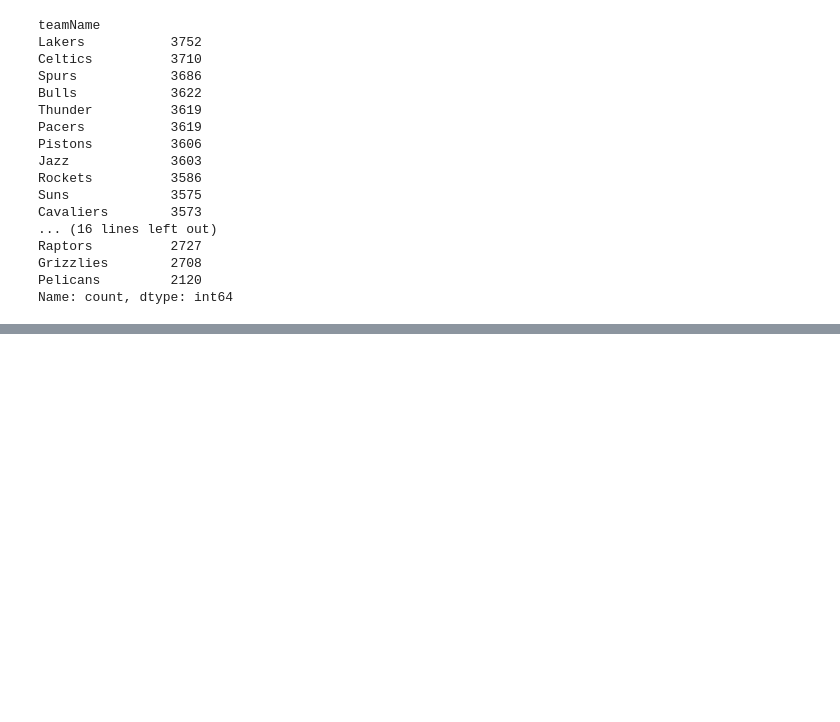
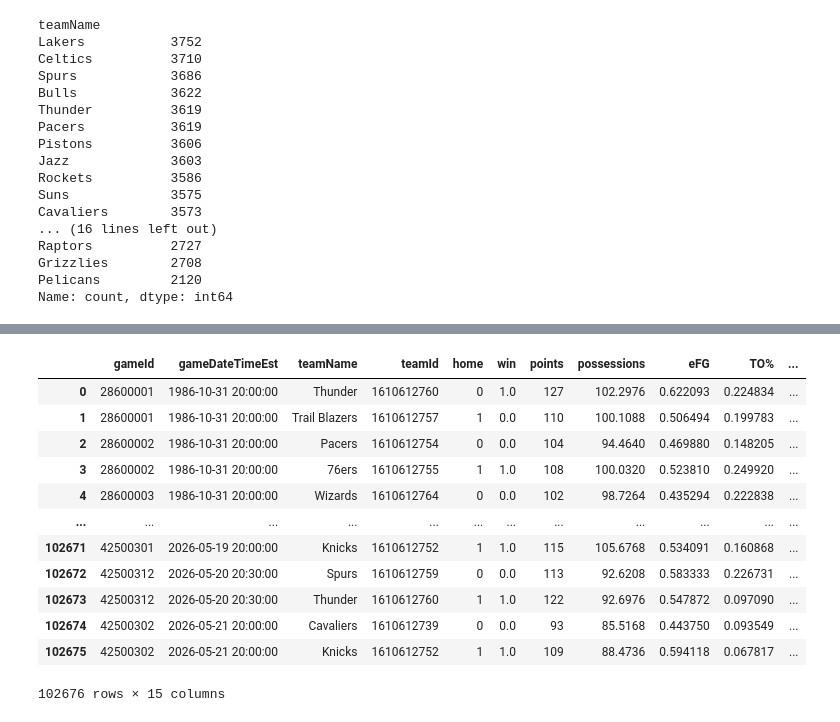
Before and after one commit to NikhilBapat14/nba-game-predictor, a Jupyter notebook: notebooks/get_data.ipynb, the cells around one changed output, grey strips where cells are left out. Cells and saved outputs as stored; diff of their text form; code cells hidden in the pictures; blank space fills up the shorter version.

```diff
--- a/notebooks/get_data.ipynb
+++ b/notebooks/get_data.ipynb
@@ -204,0 +233,45 @@ df.head()
+# %%
+def create_four_factors(df):
+
+    df["possessions"] = .96 * (df["fieldGoalsAttempted"] + df["turnovers"] + .44 * df["freeThrowsAttempted"] - df["reboundsOffensive"])
+
+    df["eFG"] = (df["fieldGoalsMade"] + .5 * df["threePointersMade"]) / df["fieldGoalsAttempted"]
+
+    df["TO%"] = df["turnovers"] / df["possessions"]
+
+    df["OREB%"] = (df["reboundsOffensive"]) / (df["reboundsOffensive"] + df["opp_dreb"])
+
+    df["FTR"] = df["freeThrowsAttempted"] / df["fieldGoalsAttempted"]
+
+    df = df.drop(columns=df.loc[:,"assists":"opp_dreb"].columns)
+
+    return df
+# %%
+def team_rating(df):
+    df["off_rating"] = (df["points"] / df["possessions"]) * 100
+    df["def_rating"] = (df["opponentScore"] / df["possessions"]) * 100
+    df["net_rating"] = df["off_rating"] - df["def_rating"]
+
+    df = df.drop(columns="opponentScore")
+
+    return df
+# %%
+df = shift_opponent_stats(df)
+df = create_four_factors(df)
+df = team_rating(df)
+# %%
+df
+# %% [output]
+|  | gameId | gameDateTimeEst | teamName | teamId | home | win | points | possessions | eFG | TO% | ... |
+| 0 | 28600001 | 1986-10-31 20:00:00 | Thunder | 1610612760 | 0 | 1.0 | 127 | 102.2976 | 0.622093 | 0.224834 | ... |
+| 1 | 28600001 | 1986-10-31 20:00:00 | Trail Blazers | 1610612757 | 1 | 0.0 | 110 | 100.1088 | 0.506494 | 0.199783 | ... |
+| 2 | 28600002 | 1986-10-31 20:00:00 | Pacers | 1610612754 | 0 | 0.0 | 104 | 94.4640 | 0.469880 | 0.148205 | ... |
+| 3 | 28600002 | 1986-10-31 20:00:00 | 76ers | 1610612755 | 1 | 1.0 | 108 | 100.0320 | 0.523810 | 0.249920 | ... |
+| 4 | 28600003 | 1986-10-31 20:00:00 | Wizards | 1610612764 | 0 | 0.0 | 102 | 98.7264 | 0.435294 | 0.222838 | ... |
+| ... | ... | ... | ... | ... | ... | ... | ... | ... | ... | ... | ... |
+| 102671 | 42500301 | 2026-05-19 20:00:00 | Knicks | 1610612752 | 1 | 1.0 | 115 | 105.6768 | 0.534091 | 0.160868 | ... |
+| 102672 | 42500312 | 2026-05-20 20:30:00 | Spurs | 1610612759 | 0 | 0.0 | 113 | 92.6208 | 0.583333 | 0.226731 | ... |
+| 102673 | 42500312 | 2026-05-20 20:30:00 | Thunder | 1610612760 | 1 | 1.0 | 122 | 92.6976 | 0.547872 | 0.097090 | ... |
+| 102674 | 42500302 | 2026-05-21 20:00:00 | Cavaliers | 1610612739 | 0 | 0.0 | 93 | 85.5168 | 0.443750 | 0.093549 | ... |
+| 102675 | 42500302 | 2026-05-21 20:00:00 | Knicks | 1610612752 | 1 | 1.0 | 109 | 88.4736 | 0.594118 | 0.067817 | ... |
+102676 rows × 15 columns
```
Also changed, not shown: parts of 6 cells of this notebook.
